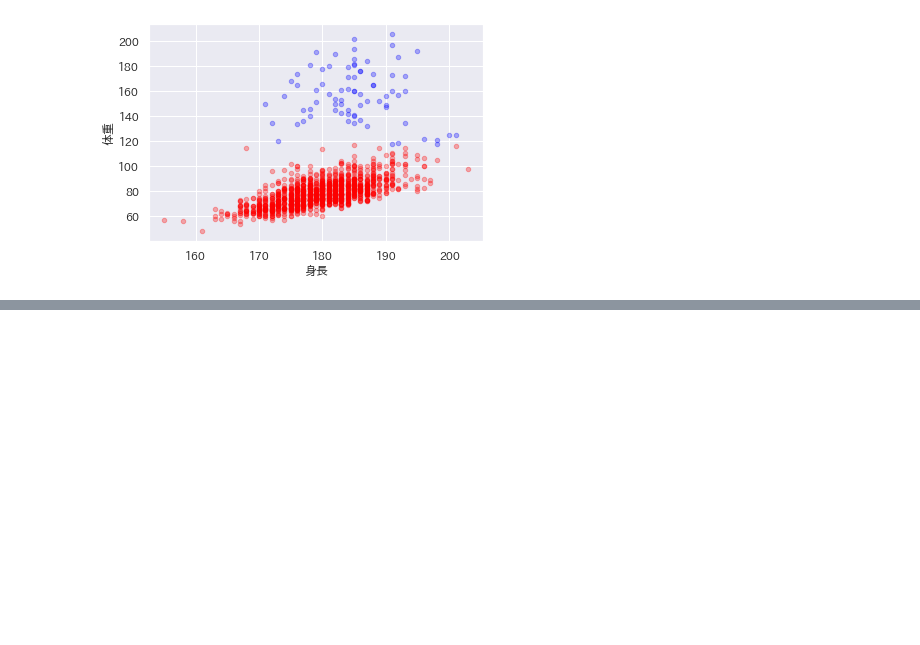
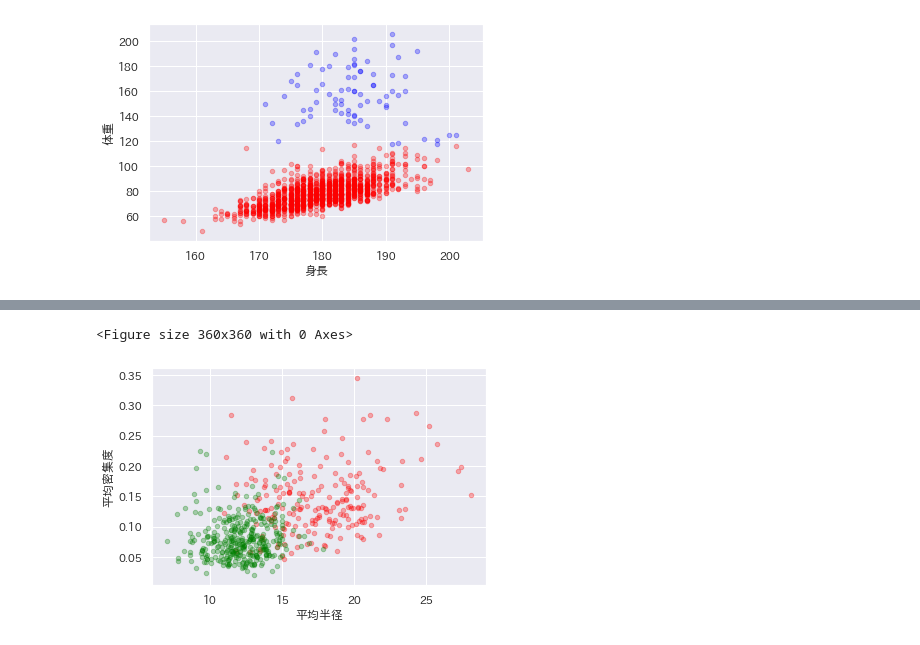
Before and after one commit to KuramitsuLab/kolab, a Jupyter notebook: src_ds/ds06classfy.ipynb, the cells around one changed output, grey strips where cells are left out. Cells and saved outputs as stored; diff of their text form; code cells hidden in the pictures; blank space fills up the shorter version.

```diff
--- a/src_ds/ds06classfy.ipynb
+++ b/src_ds/ds06classfy.ipynb
@@ -215,5 +177,5 @@ array([1], dtype=int32)
 # %%
-data['クラスター'] = model.predict(data[['身長', '体重']])
+data['クラスタ'] = model.predict(data[['身長', '体重']])
 data.head()
 # %% [output]
 |  | 名前 | 身長 | 体重 | 職業 | クラスター |
@@ -227,7 +189,7 @@ data.head()
 # %%
 ax=None
 plt.figure(figsize=(5,5))
-for i, gd in enumerate(data.groupby('クラスター')):
+for i, gd in enumerate(data.groupby('クラスタ')):
   ax = gd[1].plot(kind='scatter', x='身長', y='体重', c=colors[i], alpha=0.3, ax=ax)
 # %% [output]
 <Figure size 360x360 with 0 Axes>
@@ -249,13 +218,13 @@ print(model.inertia_)
 # %%
 dist = []
-for i in range(1, 10):
+for i in range(1, 11):
   km = KMeans(init='random', n_clusters=i)
   km.fit(data[['身長', '体重']])
   dist.append(km.inertia_)
 
-plt.plot(range(1, 10), dist, marker='+')
 plt.xlabel('クラスタ数')
 plt.ylabel('距離の総和')
+plt.plot(range(1, 11), dist, marker='+')
 # %% [output]
 Text(0, 0.5, '距離の総和')
 [figure]
@@ -274,0 +275,4 @@ for i, gd in enumerate(data.groupby('クラスター')):
+# %%
+import pandas as pd
+data = pd.read_csv('cancer_ja.csv')
+data.head()
@@ -274,0 +301,9 @@ for i, gd in enumerate(data.groupby('クラスター')):
+# %%
+colors = ['red', 'green']
+plt.figure(figsize=(5,5))
+ax=None
+for i, gd in enumerate(data.groupby('良性')):
+  ax = gd[1].plot(kind='scatter', x='平均半径', y='平均密集度', c=colors[i], alpha=0.3, ax=ax)
+# %% [output]
+<Figure size 360x360 with 0 Axes>
+[figure, added]
```
Also changed, not shown: parts of 51 cells of this notebook, 14 other files.
